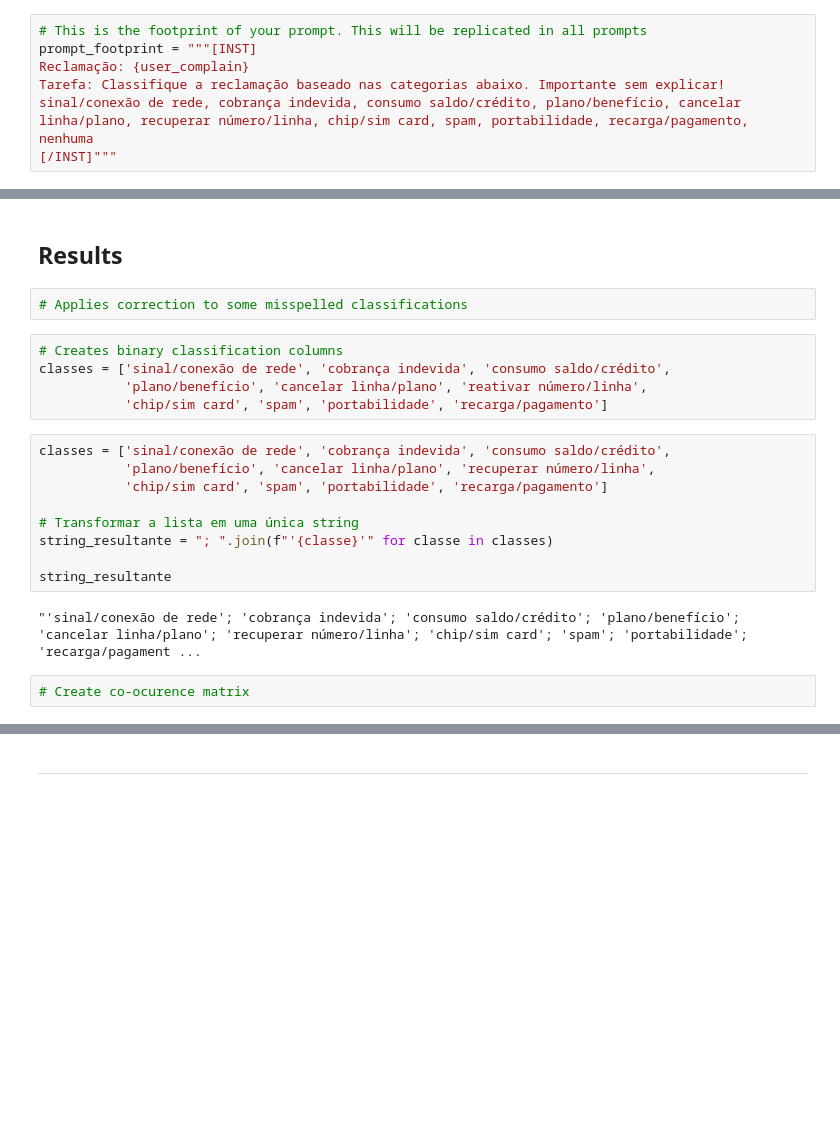
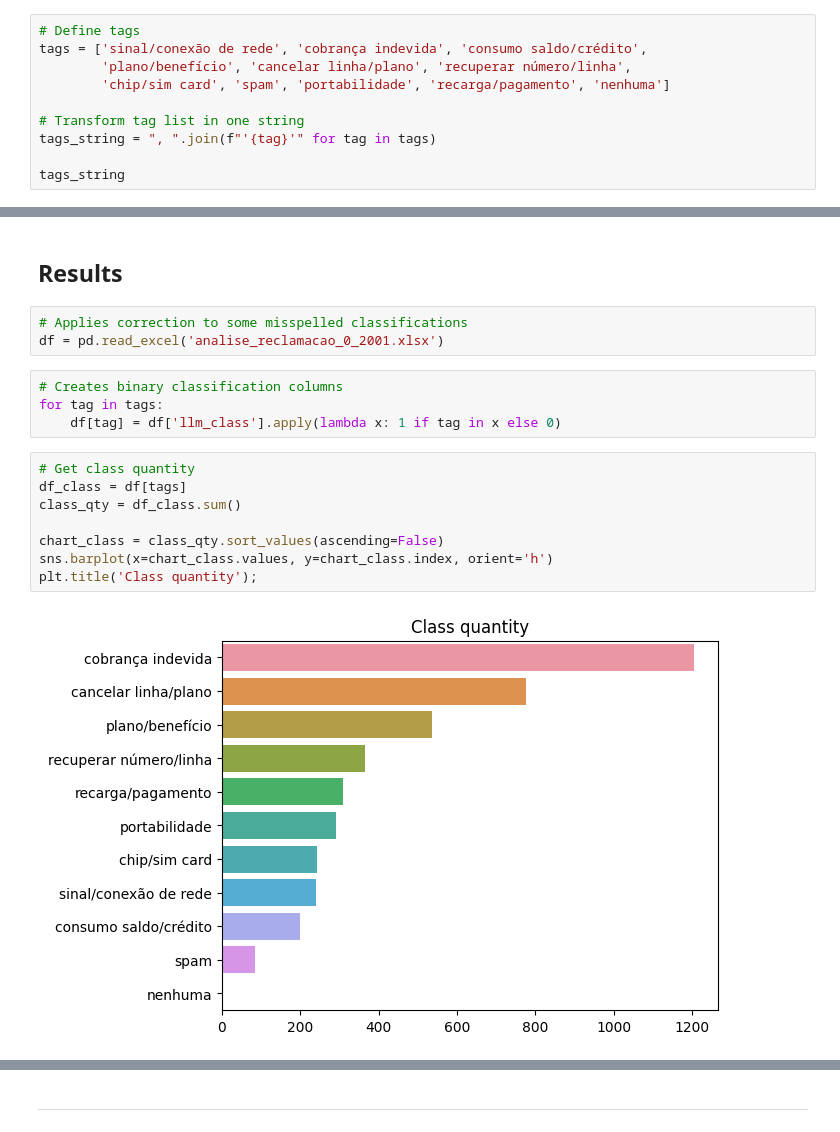
Before and after one commit to rdemarqui/llm_complaint_management, a Jupyter notebook: 02. LLM_analysis.ipynb, the cells around one changed output, grey strips where cells are left out. Cells and saved outputs as stored; diff of their text form; blank space fills up the shorter version.

```diff
--- a/02. LLM_analysis.ipynb
+++ b/02. LLM_analysis.ipynb
@@ -185,9 +189,12 @@ Tarefa: Classifique a reclamação acima.
 </s>
 """
 # %%
-# This is the footprint of your prompt. This will be replicated in all prompts
-prompt_footprint = """[INST]
-Reclamação: {user_complain}
-Tarefa: Classifique a reclamação baseado nas categorias abaixo. Importante sem explicar!
-sinal/conexão de rede, cobrança indevida, consumo saldo/crédito, plano/benefício, cancelar linha/plano, recuperar número/linha, chip/sim card, spam, portabilidade, recarga/pagamento, nenhuma
-[/INST]"""
+# Define tags
+tags = ['sinal/conexão de rede', 'cobrança indevida', 'consumo saldo/crédito',
+        'plano/benefício', 'cancelar linha/plano', 'recuperar número/linha',
+        'chip/sim card', 'spam', 'portabilidade', 'recarga/pagamento', 'nenhuma']
+
+# Transform tag list in one string
+tags_string = ", ".join(f"'{tag}'" for tag in tags)
+
+tags_string
@@ -296,21 +297,18 @@ df
 ## Results
 # %%
 # Applies correction to some misspelled classifications
+df = pd.read_excel('analise_reclamacao_0_2001.xlsx')
-# %%
-# Creates binary classification columns
-classes = ['sinal/conexão de rede', 'cobrança indevida', 'consumo saldo/crédito',
-           'plano/benefício', 'cancelar linha/plano', 'reativar número/linha',
-           'chip/sim card', 'spam', 'portabilidade', 'recarga/pagamento']
-# %%
-classes = ['sinal/conexão de rede', 'cobrança indevida', 'consumo saldo/crédito',
-           'plano/benefício', 'cancelar linha/plano', 'recuperar número/linha',
-           'chip/sim card', 'spam', 'portabilidade', 'recarga/pagamento']
-
-# Transformar a lista em uma única string
-string_resultante = "; ".join(f"'{classe}'" for classe in classes)
-
-string_resultante
-# %% [output]
-"'sinal/conexão de rede'; 'cobrança indevida'; 'consumo saldo/crédito'; 'plano/benefício'; 'cancelar linha/plano'; 'recuperar número/linha'; 'chip/sim card'; 'spam'; 'portabilidade'; 'recarga/pagament ...
-# %%
-# Create co-ocurence matrix
+# %%
+# Creates binary classification columns
+for tag in tags:
+    df[tag] = df['llm_class'].apply(lambda x: 1 if tag in x else 0)
+# %%
+# Get class quantity
+df_class = df[tags]
+class_qty = df_class.sum()
+
+chart_class = class_qty.sort_values(ascending=False)
+sns.barplot(x=chart_class.values, y=chart_class.index, orient='h')
+plt.title('Class quantity');
+# %% [output]
+[figure, added]
```
Also changed, not shown: parts of 12 cells of this notebook.
